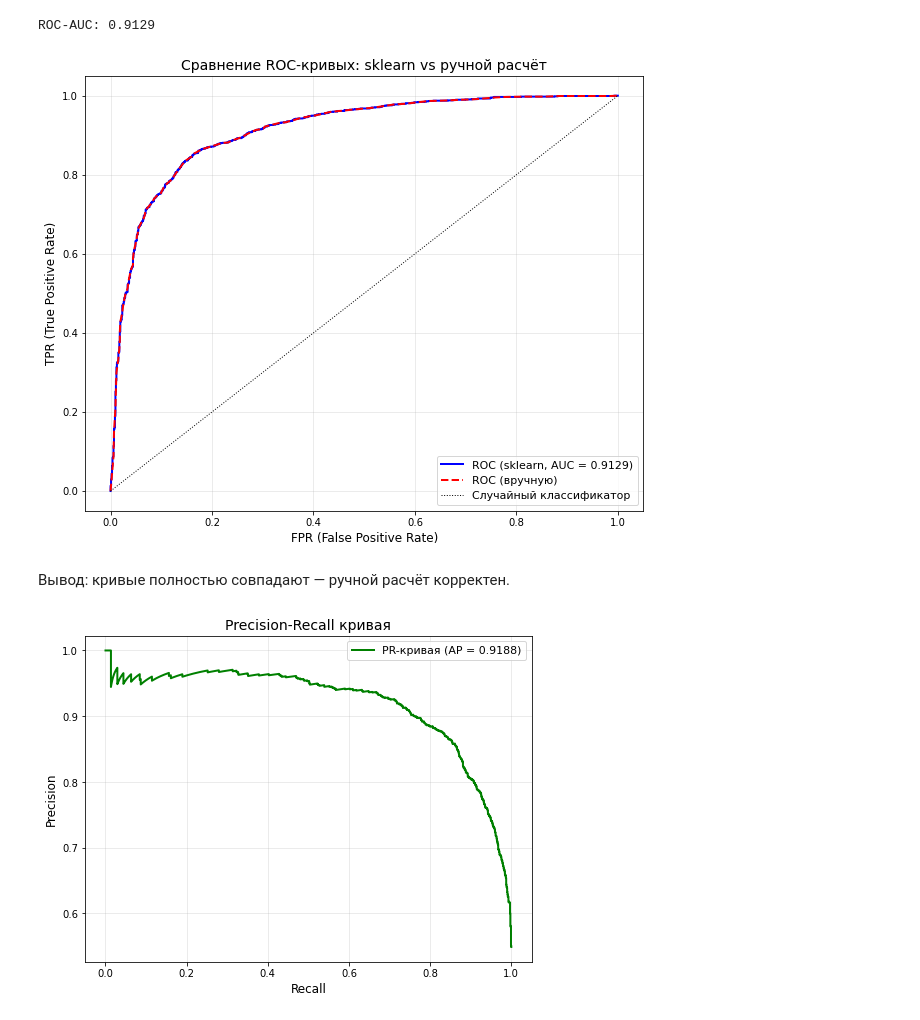
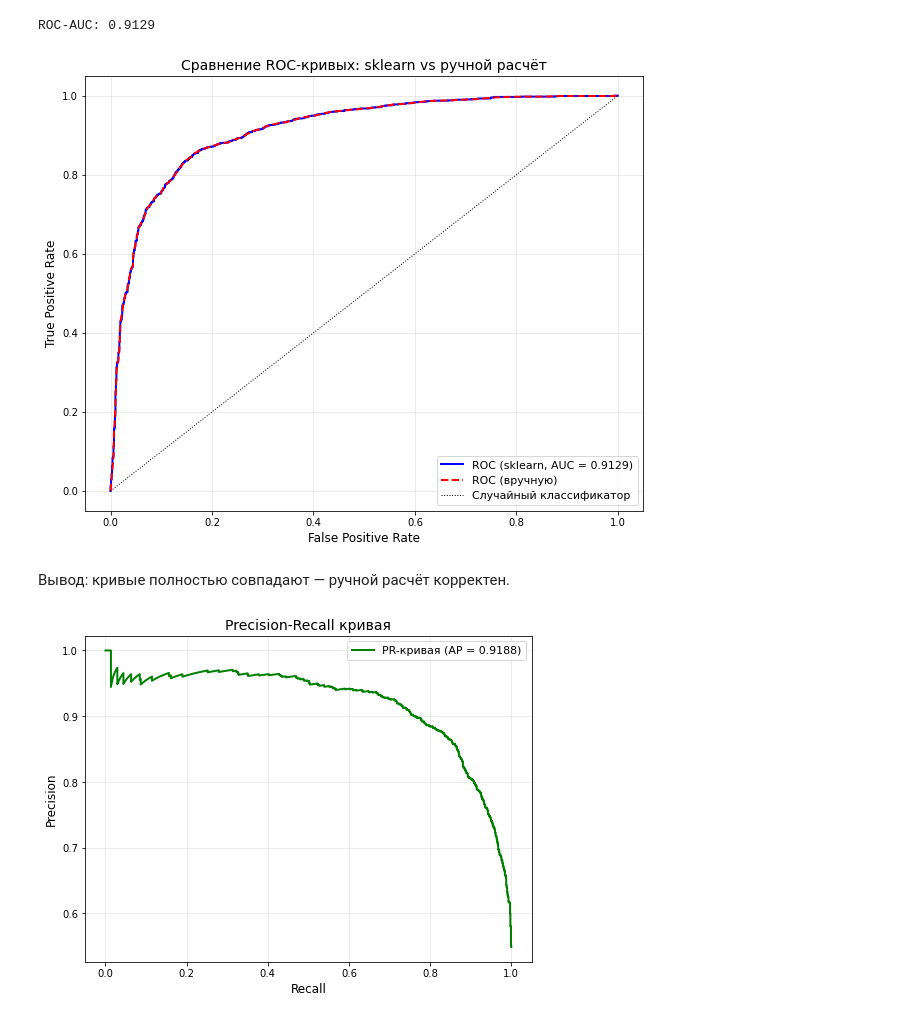
Before and after one commit to NataliaOrlKosh/accuracy-assessment, a Jupyter notebook: Оценка точности модели, переобучение, регуляризация.ipynb, the cells around one changed output. Saved outputs shown, nothing was run; the diff lists cells and outputs as text; code cells hidden in the pictures.

```diff
--- a/Оценка точности модели, переобучение, регуляризация.ipynb
+++ b/Оценка точности модели, переобучение, регуляризация.ipynb
@@ -220,26 +219,26 @@ tpr_manual, fpr_manual = calculate_tpr_fpr(
 # %%
 # Визуализация
 plt.figure(figsize=(10, 8))
 
 plt.plot(fpr, tpr, 'b-', linewidth=2,
          label=f'ROC (sklearn, AUC = {roc_auc:.4f})')
 
 plt.plot(fpr_manual, tpr_manual, 'r--', linewidth=2,
          label='ROC (вручную)')
 
 plt.plot([0, 1], [0, 1], 'k:', linewidth=1,
          label='Случайный классификатор')
 
-plt.xlabel('FPR (False Positive Rate)', fontsize=12)
-plt.ylabel('TPR (True Positive Rate)', fontsize=12)
+plt.xlabel('False Positive Rate', fontsize=12)
+plt.ylabel('True Positive Rate', fontsize=12)
 plt.title('Сравнение ROC-кривых: sklearn vs ручной расчёт', fontsize=14)
 plt.legend(fontsize=11)
 plt.grid(True, alpha=0.3)
 plt.show()
 # %% [output]
-[figure, old version]
+[figure, new version]
-# %% [markdown]
-Вывод: кривые полностью совпадают — ручной расчёт корректен.
+# %% [markdown]
+Вывод: кривые полностью совпадают — ручной расчёт корректен.
 # %%
 # Метрики
 precision, recall, _ = precision_recall_curve(y_test, y_proba)
```
Also changed, not shown: parts of 4 cells of this notebook.
